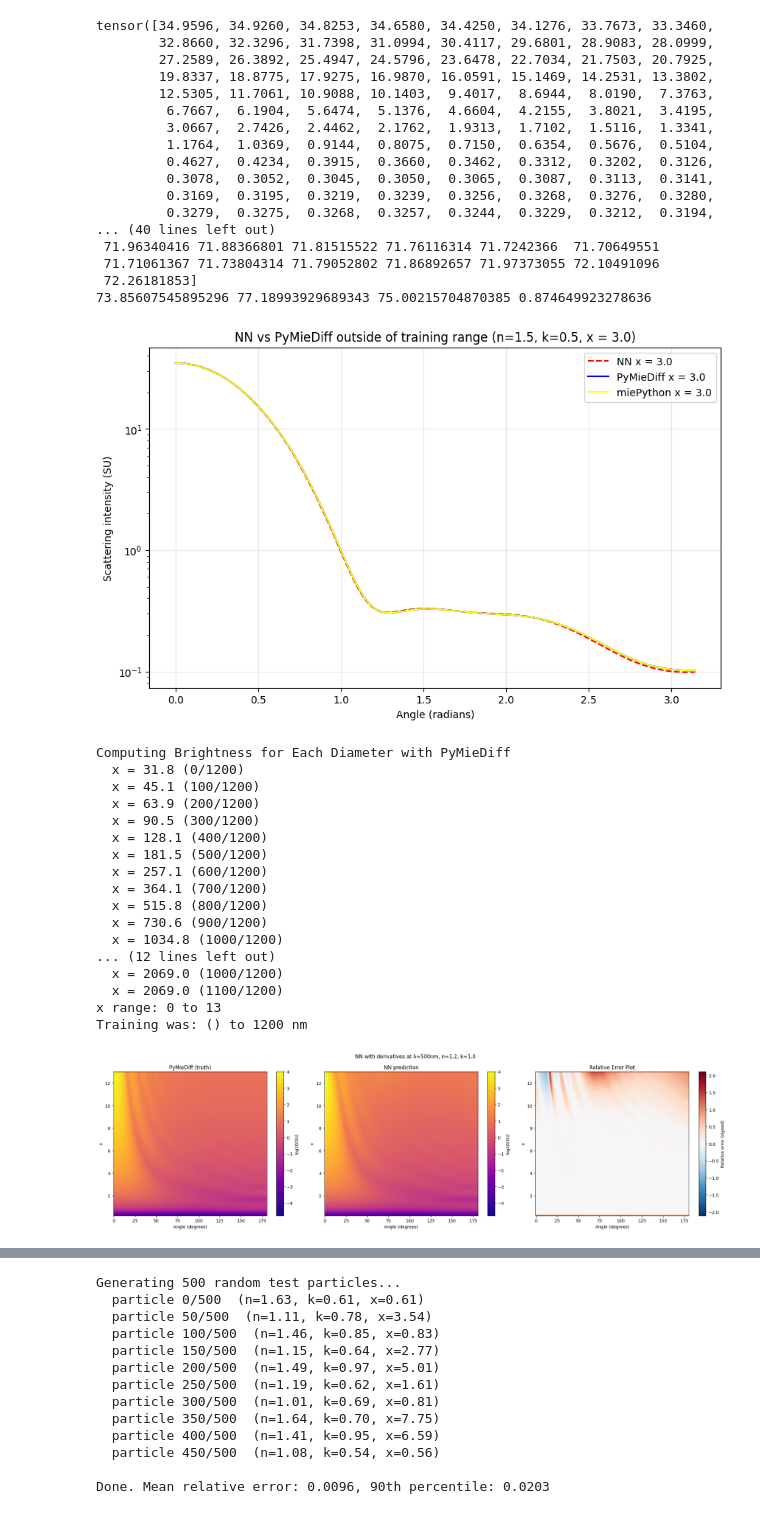
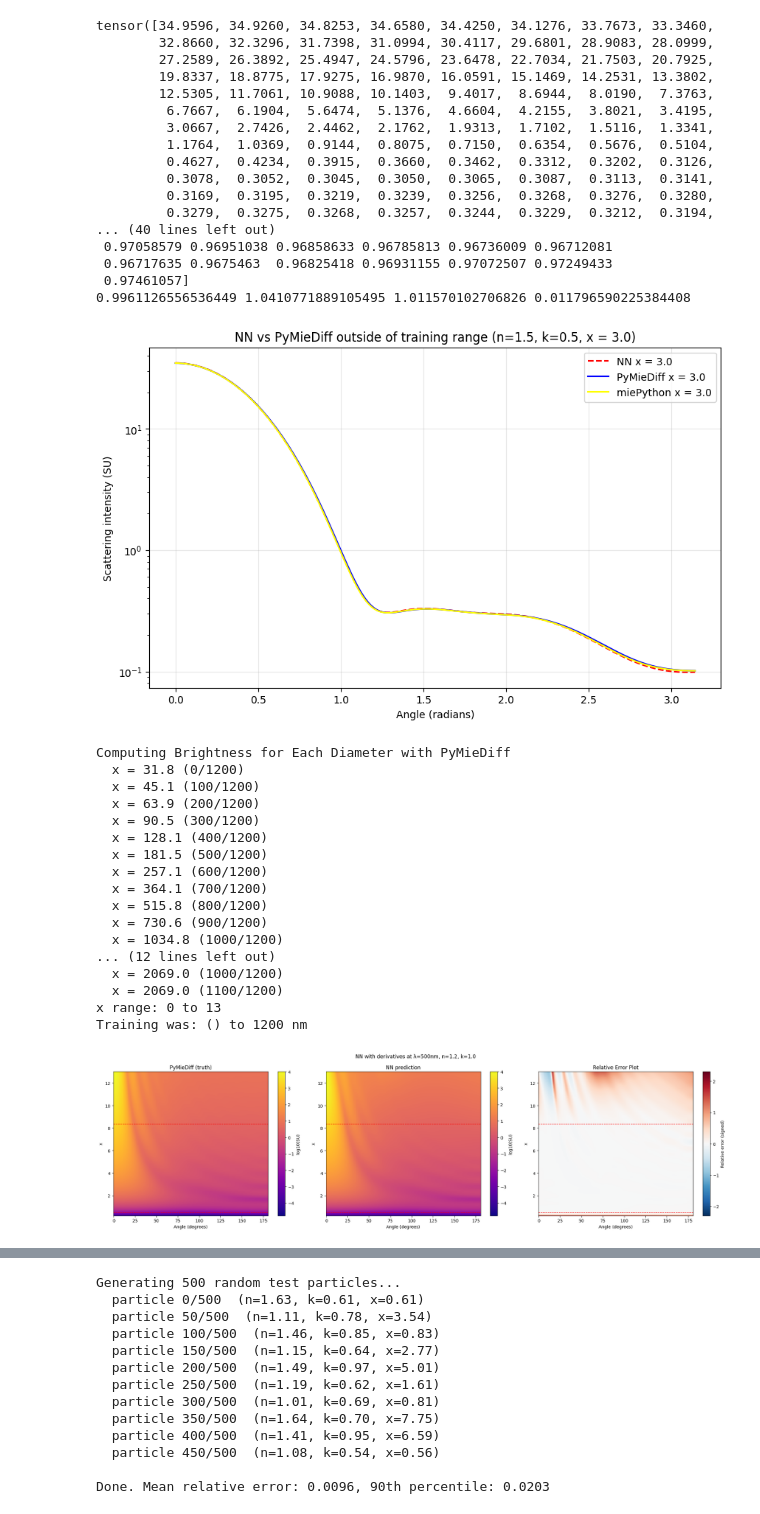
Before and after one commit to james-613/Modified_pyMieScatt_NN, a Jupyter notebook: onnx_script.ipynb, the cells around one changed output, grey strips where cells are left out. Cells and saved outputs as stored; diff of their text form; code cells hidden in the pictures.

Commit message:
mse tests added to onnx_script

```diff
--- a/onnx_script.ipynb
+++ b/onnx_script.ipynb
@@ -97,7 +97,7 @@ n = 1.5
 k = 0.5
 
 # change to the name of the onnx file
-predictor = MiePredictor("mie_scattering_NN_D(100-1200)_W(450-650)_N(1.0-1.9)_k(0.5-1.0).onnx")
+predictor = MiePredictor("mie_scattering_NN_D(100-1200)_W(450-650)_N(1.0-1.9)_k(0.5-1.0) x sampled directly.onnx")
 curve_truth = predictor.predict(x, n, k)
 
 # have to convert x to diameter and wavelength when running pyMieDiff
@@ -112,7 +112,7 @@ x = 3.0                  # size parameter
 theta = np.linspace(0, 180, 181)   # degrees, 0 = forward, 180 = backward
 mu = np.cos(np.radians(theta))     # just cos(theta), same info, different variable
 
-scat = mie.i_unpolarized(m, x, mu)    # scattering intensity at each theta
+scat = mie.i_unpolarized(m, x, mu, norm = 'wiscombe')    # scattering intensity at each theta
 
 ratio = curve_NN.numpy() / scat   # or curve_truth / scat
 print("debuggin")
@@ -124,7 +124,7 @@ angles = np.linspace(0, 180, 181) * np.pi / 180
 plt.figure(figsize=(10, 6))
 plt.plot(angles, curve_truth, label= f"NN x = {x}", color='red', linestyle='--')
 plt.plot(angles, curve_NN, label = f"PyMieDiff x = {x}", color= 'blue', linestyle = '-')
-plt.plot(angles, scat*ratio, label = f"miePython x = {x}", color='yellow', linestyle='-')
+plt.plot(angles, scat, label = f"miePython x = {x}", color='yellow', linestyle='-')
 plt.xlabel("Angle (radians)")
 plt.ylabel("Scattering intensity (SU)")
 plt.title(f"NN vs PyMieDiff outside of training range (n=1.5, k=0.5, x = 3.0)")
@@ -146,11 +146,11 @@ tensor([34.9596, 34.9260, 34.8253, 34.6580, 34.4250, 34.1276, 33.7673, 33.3460,
          0.3169,  0.3195,  0.3219,  0.3239,  0.3256,  0.3268,  0.3276,  0.3280,
          0.3279,  0.3275,  0.3268,  0.3257,  0.3244,  0.3229,  0.3212,  0.3194,
 ... (40 lines left out)
- 71.96340416 71.88366801 71.81515522 71.76116314 71.7242366  71.70649551
- 71.71061367 71.73804314 71.79052802 71.86892657 71.97373055 72.10491096
- 72.26181853]
-73.85607545895296 77.18993929689343 75.00215704870385 0.874649923278636
+ 0.97058579 0.96951038 0.96858633 0.96785813 0.96736009 0.96712081
+ 0.96717635 0.9675463  0.96825418 0.96931155 0.97072507 0.97249433
+ 0.97461057]
+0.9961126556536449 1.0410771889105495 1.011570102706826 0.011796590225384408
-[figure, old version]
+[figure, new version]
 # %%
 # creating 2D plot
 
@@ -223,43 +223,43 @@ plt.colorbar(m2, ax=axes[1], label='log10(SU)')
 # --- signed relative error, diverging, white at 0 ---
 vlim = np.abs(relative_error).max()
 m3 = axes[2].pcolormesh(angles, x_span, relative_error, cmap='RdBu_r',
-                        norm=mcolors.TwoSlopeNorm(vmin=-vlim, vcenter=0.0, vmax=vlim),
+                        norm=mcolors.TwoSlopeNorm(vmin=-2.3, vcenter=0.0, vmax=2.3),
                         shading='auto')
 # axes[2].set_yscale('log')
 axes[2].set_title("Relative Error Plot")
 axes[2].set_xlabel("Angle (degrees)"); axes[2].set_ylabel("x")
 plt.colorbar(m3, ax=axes[2], label='Relative error (signed)')
 
 # Mark training range boundaries
-x_train_min = x_minimum   # ≈ 546
-x_train_max = x_maximum   # ≈ 1000
+x_train_min = predictor.X_MIN
+x_train_max = predictor.X_MAX  # ≈ 1000
 
 for ax in axes:
     ax.axhline(y=x_train_min, color='red', linestyle='--', linewidth=1)
     ax.axhline(y=x_train_max, color='red', linestyle='--', linewidth=1)
 
 plt.suptitle(f"NN with derivatives at λ={fixed_lambda}nm, n={n}, k={k}")
 plt.tight_layout()
 plt.show()
 # %% [output]
 Computing Brightness for Each Diameter with PyMieDiff
   x = 31.8 (0/1200)
   x = 45.1 (100/1200)
   x = 63.9 (200/1200)
   x = 90.5 (300/1200)
   x = 128.1 (400/1200)
   x = 181.5 (500/1200)
   x = 257.1 (600/1200)
   x = 364.1 (700/1200)
   x = 515.8 (800/1200)
   x = 730.6 (900/1200)
   x = 1034.8 (1000/1200)
 ... (12 lines left out)
   x = 2069.0 (1000/1200)
   x = 2069.0 (1100/1200)
 x range: 0 to 13
 Training was: () to 1200 nm
-[figure, old version]
+[figure, new version]
 # %%
 """pyMieDiff wrappers: forward scattering computation, used both for training-data
 generation (with autograd derivatives) and as ground truth for benchmarking/plots."""
```
Also changed, not shown: parts of 6 cells of this notebook, 2 other files.
